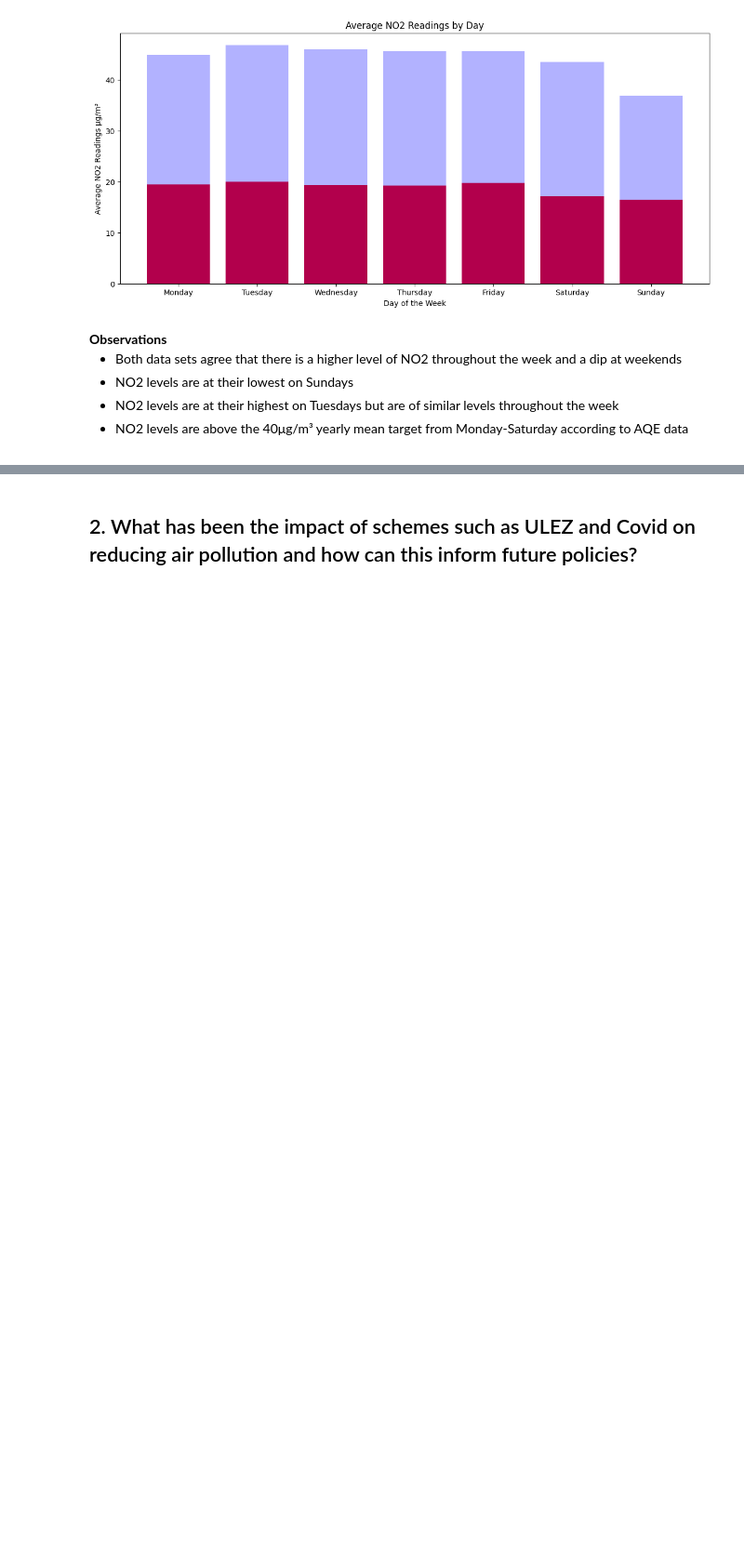
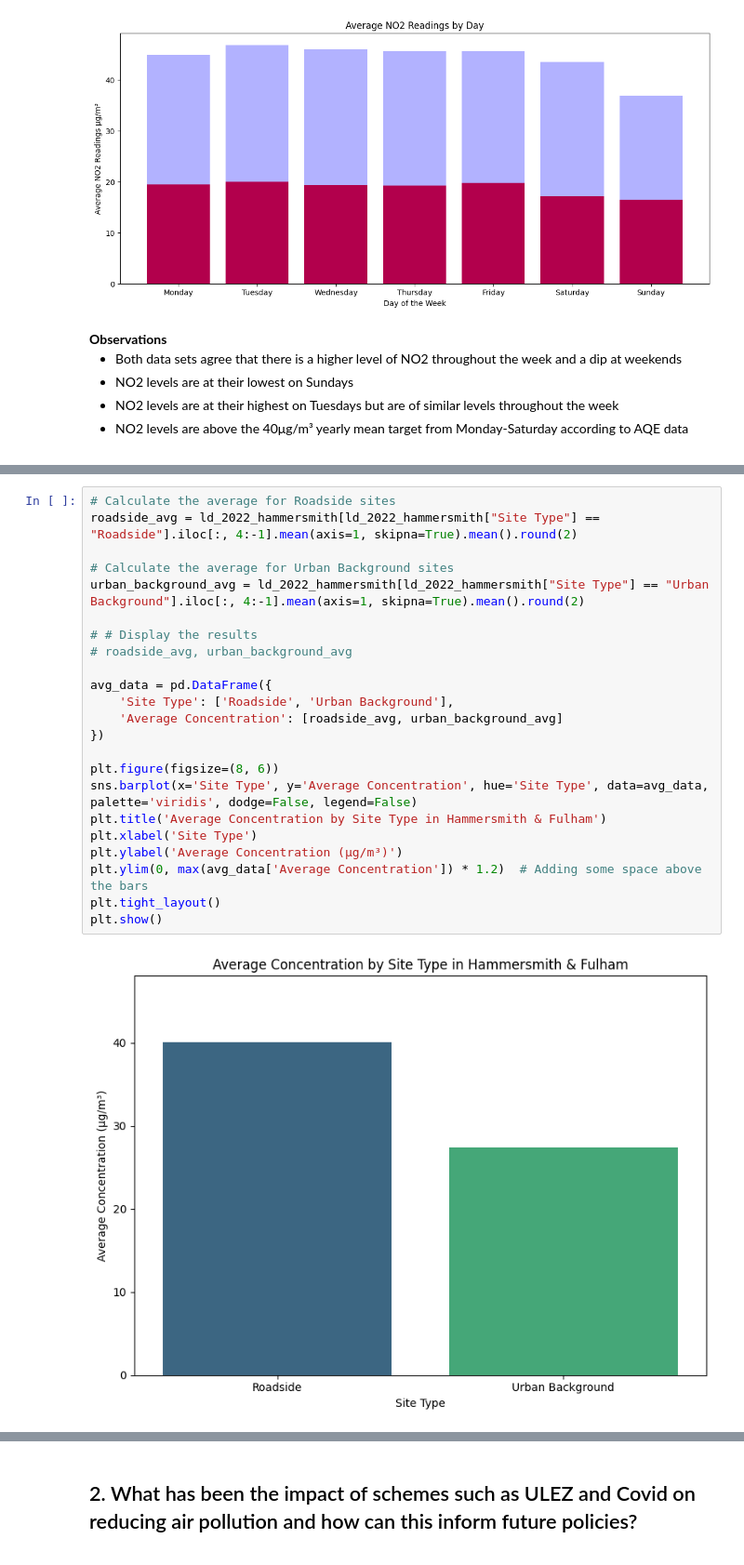
Before and after one commit to Frannerz/air_pollution_analysis, a Jupyter notebook: air_pollution_hammersmith.ipynb, the cells around one changed output, grey strips where cells are left out. Shown at 93% size. Cells and saved outputs as stored; diff of their text form; blank space fills up the shorter version.

```diff
--- a/air_pollution_hammersmith.ipynb
+++ b/air_pollution_hammersmith.ipynb
@@ -1838,0 +2412,25 @@ plt.show()
+# %%
+# Calculate the average for Roadside sites
+roadside_avg = ld_2022_hammersmith[ld_2022_hammersmith["Site Type"] == "Roadside"].iloc[:, 4:-1].mean(axis=1, skipna=True).mean().round(2)
+
+# Calculate the average for Urban Background sites
+urban_background_avg = ld_2022_hammersmith[ld_2022_hammersmith["Site Type"] == "Urban Background"].iloc[:, 4:-1].mean(axis=1, skipna=True).mean().round(2)
+
+# # Display the results
+# roadside_avg, urban_background_avg
+
+avg_data = pd.DataFrame({
+    'Site Type': ['Roadside', 'Urban Background'],
+    'Average Concentration': [roadside_avg, urban_background_avg]
+})
+
+plt.figure(figsize=(8, 6))
+sns.barplot(x='Site Type', y='Average Concentration', hue='Site Type', data=avg_data, palette='viridis', dodge=False, legend=False)
+plt.title('Average Concentration by Site Type in Hammersmith & Fulham')
+plt.xlabel('Site Type')
+plt.ylabel('Average Concentration (µg/m³)')
+plt.ylim(0, max(avg_data['Average Concentration']) * 1.2)  # Adding some space above the bars
+plt.tight_layout()
+plt.show()
+# %% [output]
+[figure, added]
```
Also changed, not shown: parts of 53 cells of this notebook, 11 other files.
